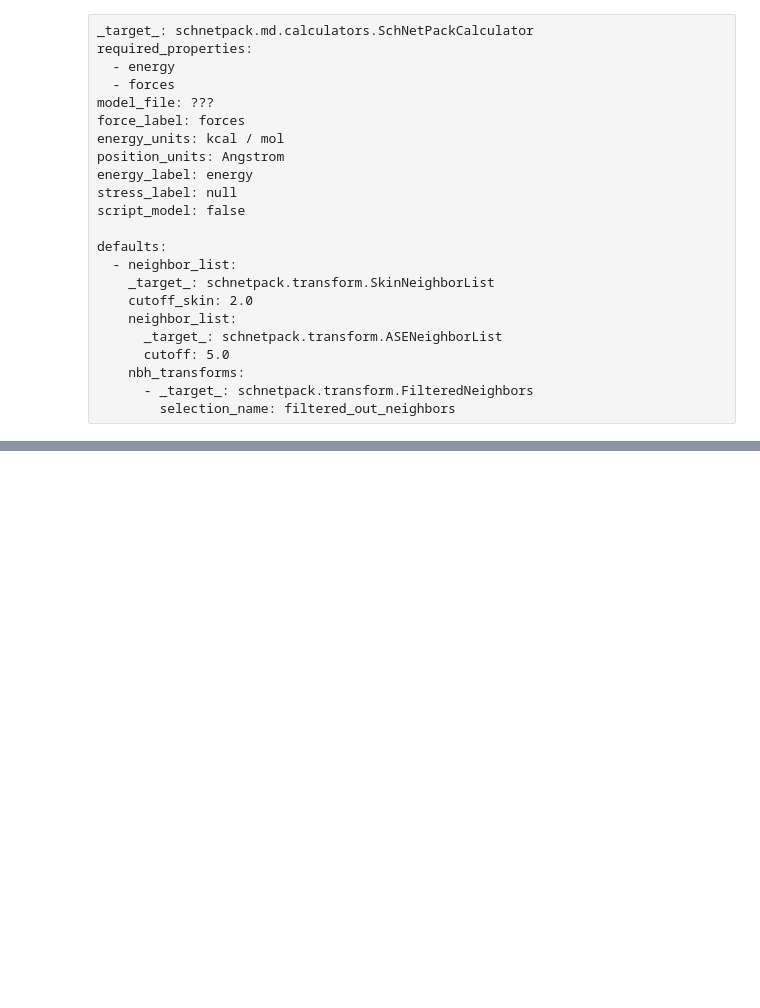
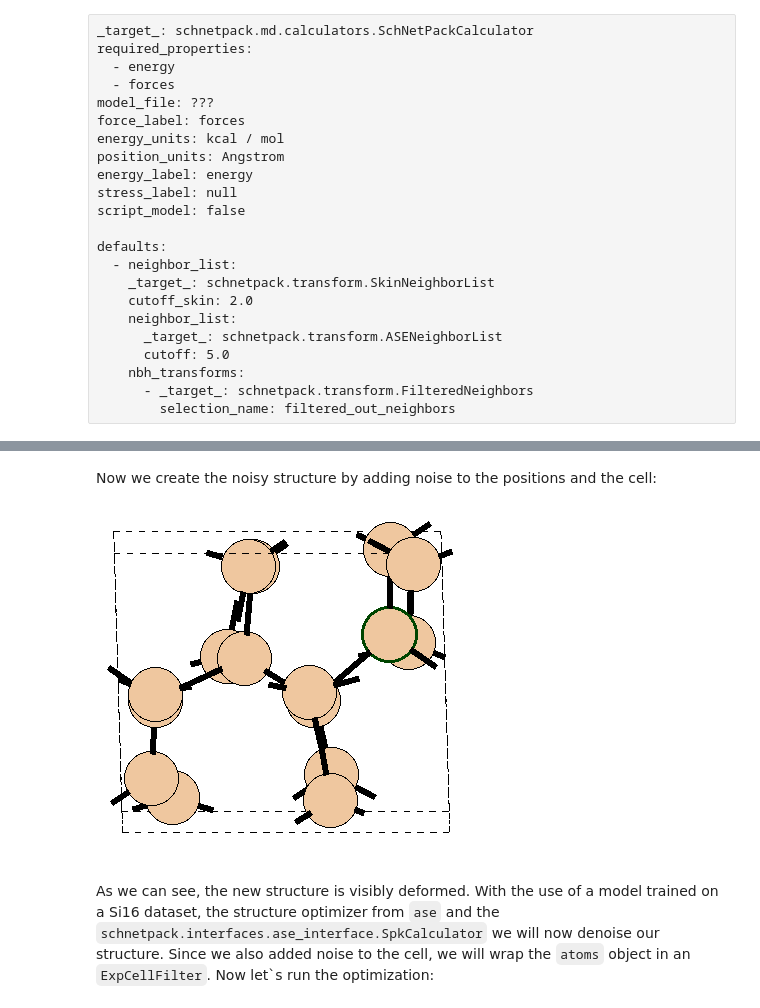
Before and after one commit to atomistic-machine-learning/schnetpack, a Jupyter notebook: examples/tutorials/tutorial_05_materials.ipynb, the cells around one changed output, grey strips where cells are left out. Saved outputs shown, nothing was run; the diff lists cells and outputs as text; code cells hidden in the pictures; blank space fills up the shorter version.

```diff
--- a/examples/tutorials/tutorial_05_materials.ipynb
+++ b/examples/tutorials/tutorial_05_materials.ipynb
@@ -90,0 +87,15 @@ new_dataset.add_systems(property_list, atoms_list)
+# %%
+from ase import Atoms
+atoms = Atoms(
+    symbols=symbols,
+    positions=positions,
+    cell=cell,
+    pbc=True,
+)
+data = dict(
+    energy=np.array(energy),
+    forces=np.array(forces),
+    stress=np.array(stress),
+    considered_atoms=considered_atoms,
+    filtered_out_neighbors=filtered_out_neighbors,
+)
@@ -220,0 +291,13 @@ defaults:
+# %% [markdown]
+Now we create the noisy structure by adding noise to the positions and the cell:
+# %%
+noise = .7
+atms_noise = atoms.copy()
+atms_noise.positions += (np.random.random(atms_noise.positions.shape)-0.5) * noise
+atms_noise.cell += (np.random.random(atms_noise.cell.shape)-0.5) * noise
+view(atms_noise)
+Image("tutorial_figures/atoms_noise.png")
+# %% [output]
+[figure, added]
+# %% [markdown]
+As we can see, the new structure is visibly deformed. With the use of a model trained on a Si16 dataset, the structure optimizer from `ase` and the `schnetpack.interfaces.ase_interface.SpkCalculator` we will now denoise our structure. Since we also added noise to the cell, we will wrap the `atoms` object in an `ExpCellFilter`. Now let`s run the optimization:
```
Also changed, not shown: parts of 26 cells of this notebook, 3 other files.
